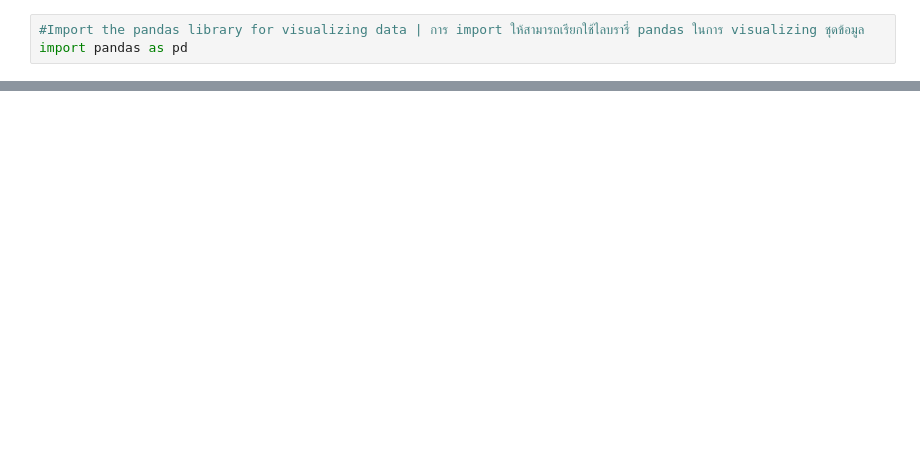
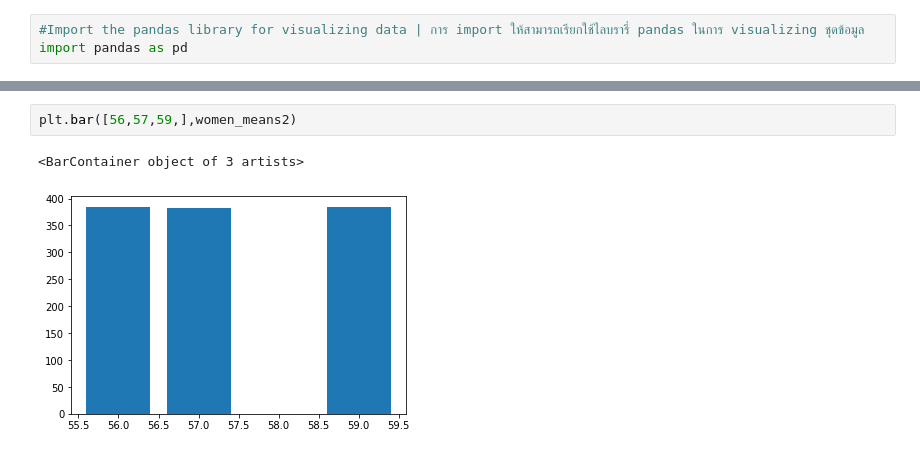
Before and after one commit to chayakonchanlun/DWDM21, a Jupyter notebook: FinalProject.ipynb, the cells around one changed output, grey strips where cells are left out. Cells and saved outputs as stored; diff of their text form; blank space fills up the shorter version.

```diff
--- a/FinalProject.ipynb
+++ b/FinalProject.ipynb
@@ -45,0 +849,5 @@ FileNotFoundError: ignored
+# %%
+plt.bar([56,57,59,],women_means2)
+# %% [output]
+<BarContainer object of 3 artists>
+[figure, added]
```
Also changed, not shown: parts of 130 cells of this notebook.
